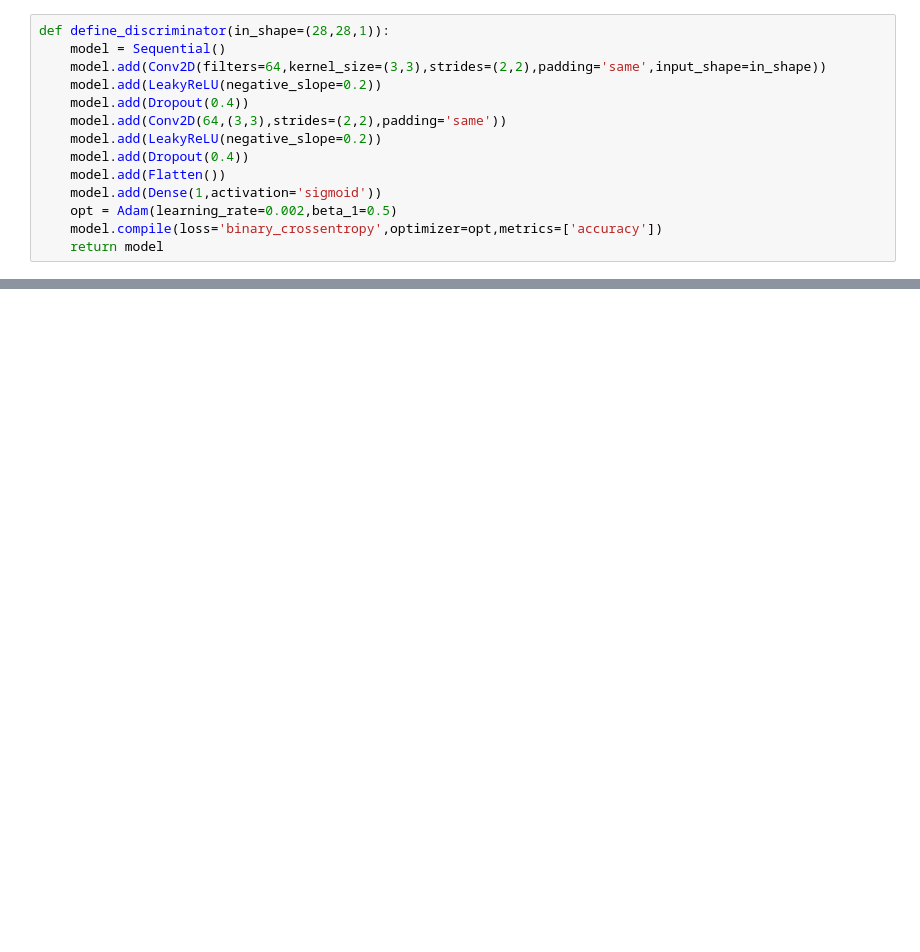
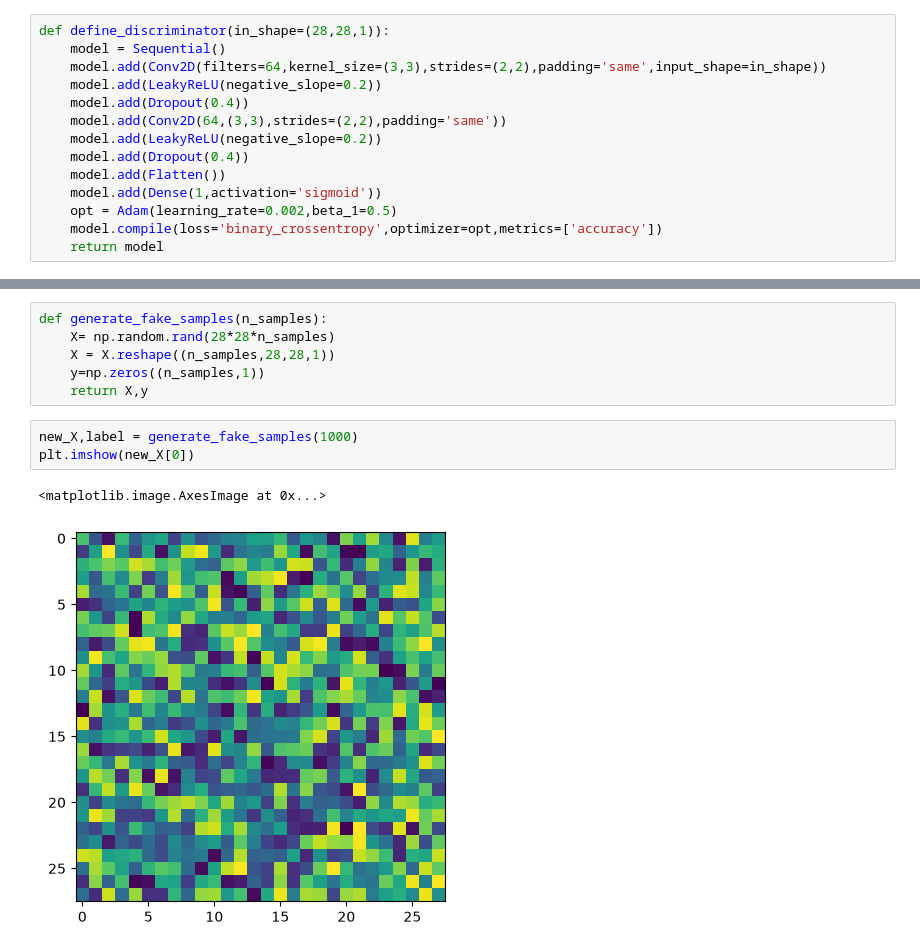
Before and after one commit to Nayab-Gauhar/Using-GAN-to-generate-the-FM-matrix-Autism-, a Jupyter notebook: GAN_FROM_SCRATCH.ipynb, the cells around one changed output, grey strips where cells are left out. Cells and saved outputs as stored; diff of their text form; blank space fills up the shorter version.

```diff
--- a/GAN_FROM_SCRATCH.ipynb
+++ b/GAN_FROM_SCRATCH.ipynb
@@ -86,0 +101,12 @@ Model: "sequential_2"
+# %%
+def generate_fake_samples(n_samples):
+    X= np.random.rand(28*28*n_samples)
+    X = X.reshape((n_samples,28,28,1))
+    y=np.zeros((n_samples,1))
+    return X,y
+# %%
+new_X,label = generate_fake_samples(1000)
+plt.imshow(new_X[0])
+# %% [output]
+<matplotlib.image.AxesImage at 0x...>
+[figure, added]
```
Also changed, not shown: parts of 12 cells of this notebook.
